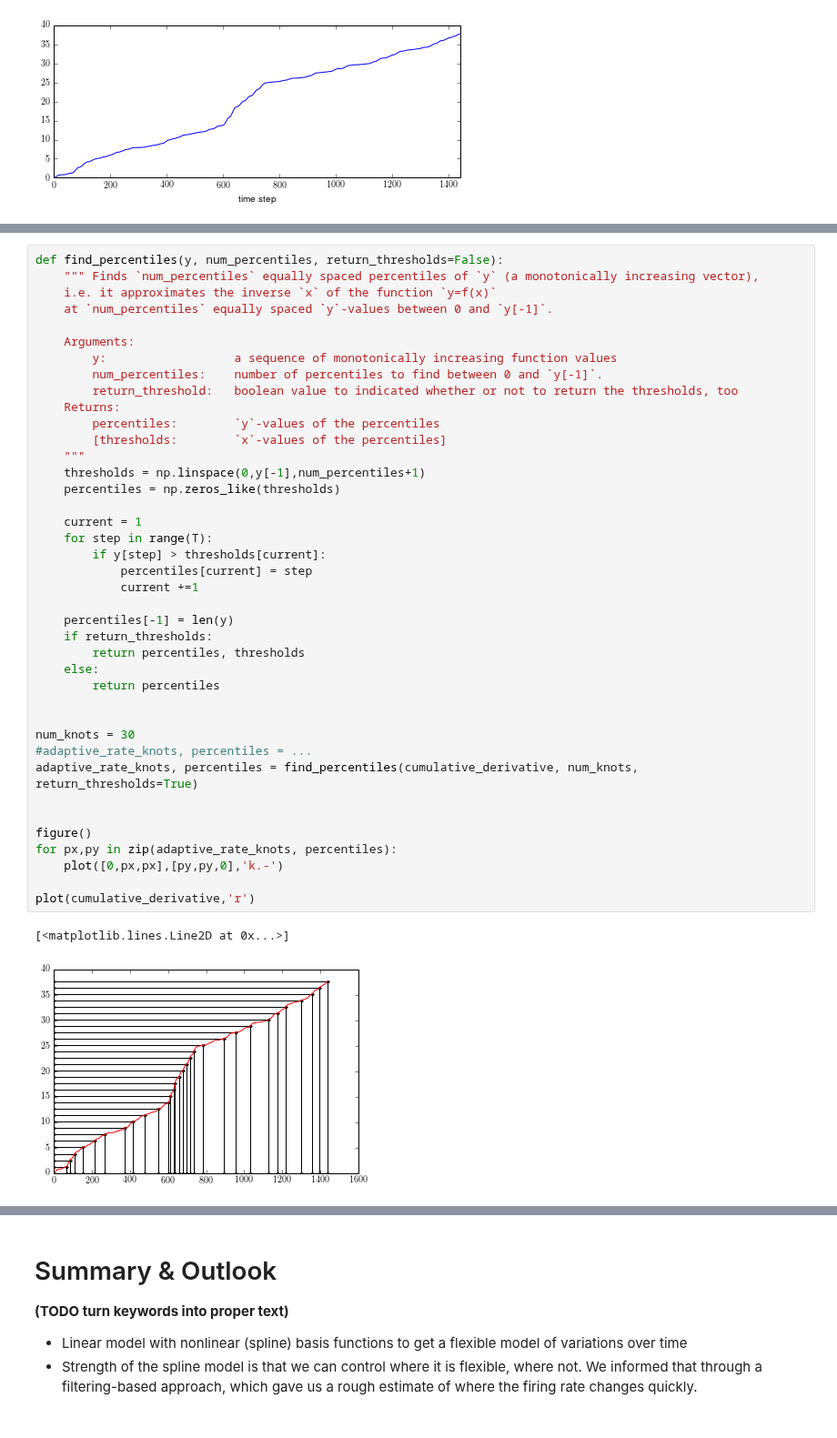
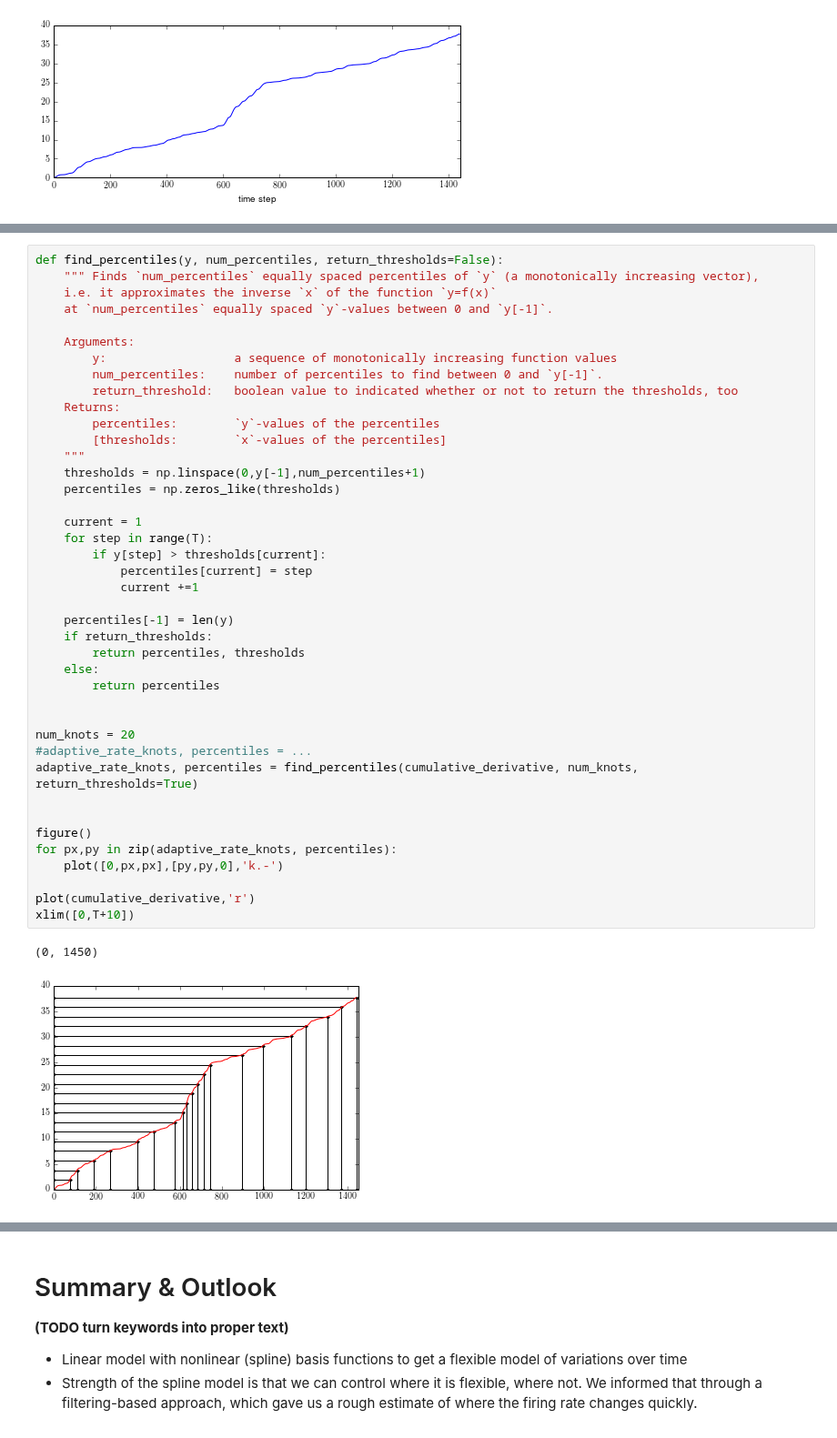
Before and after one commit to cknd/decoding, a Jupyter notebook: 02 [Solution] Part 2 - GLM.ipynb, the cells around one changed output, grey strips where cells are left out. Shown at 91% size. Saved outputs shown, nothing was run; the diff lists cells and outputs as text.

```diff
--- a/02 [Solution] Part 2 - GLM.ipynb
+++ b/02 [Solution] Part 2 - GLM.ipynb
@@ -348,33 +346,34 @@ def find_percentiles(y, num_percentiles, return_thresholds=False):
     Returns:
         percentiles:        `y`-values of the percentiles
         [thresholds:        `x`-values of the percentiles]
     """
     thresholds = np.linspace(0,y[-1],num_percentiles+1)
     percentiles = np.zeros_like(thresholds)
 
     current = 1
     for step in range(T):
         if y[step] > thresholds[current]:
             percentiles[current] = step
             current +=1
 
     percentiles[-1] = len(y)
     if return_thresholds:
         return percentiles, thresholds
     else:
         return percentiles
 
 
-num_knots = 30
+num_knots = 20
 #adaptive_rate_knots, percentiles = ...
 adaptive_rate_knots, percentiles = find_percentiles(cumulative_derivative, num_knots, return_thresholds=True)
 
 
 figure()
 for px,py in zip(adaptive_rate_knots, percentiles):
     plot([0,px,px],[py,py,0],'k.-')
 
 plot(cumulative_derivative,'r')
+xlim([0,T+10])
 # %% [output]
-[<matplotlib.lines.Line2D at 0x...>]
+(0, 1450)
-[figure, old version]
+[figure, new version]
```
Also changed, not shown: parts of 9 cells of this notebook.
